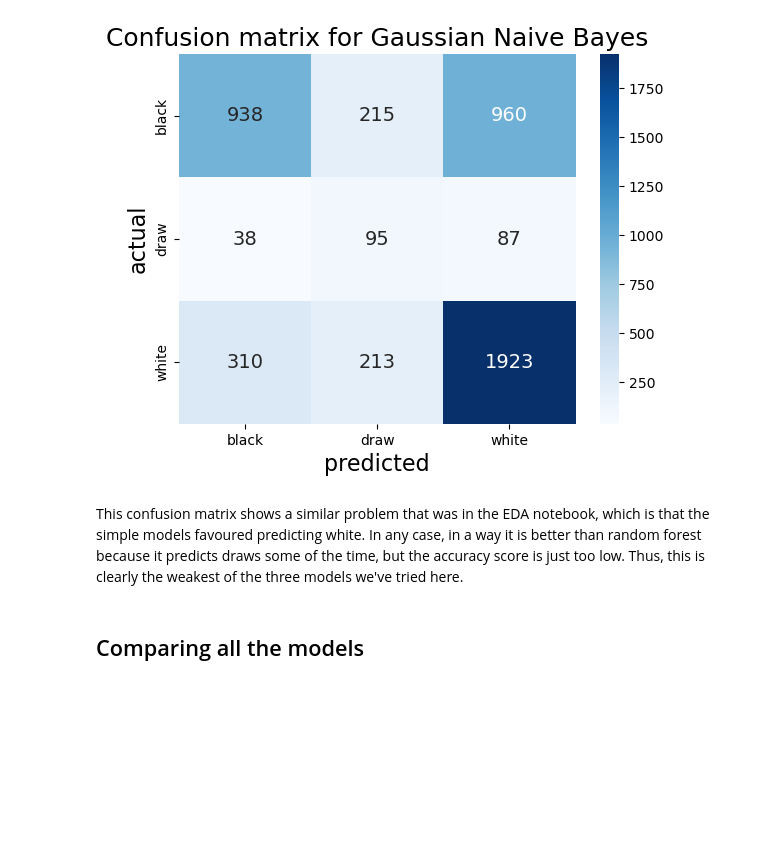
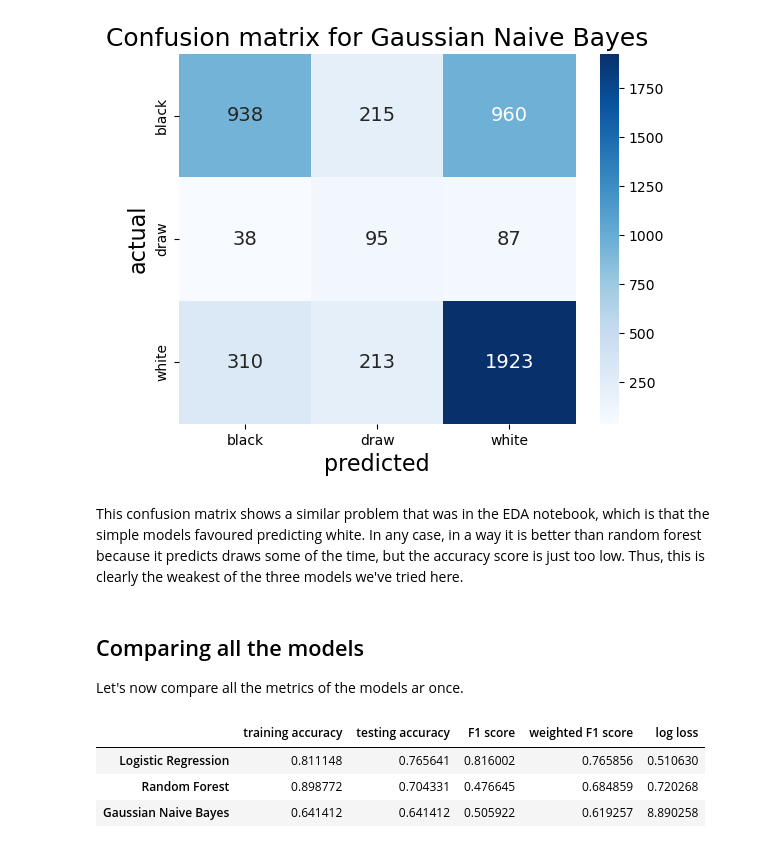
Before and after one commit to RavinderRai/chess_data, a Jupyter notebook: Modelling.ipynb, the cells around one changed output. Cells and saved outputs as stored; diff of their text form; code cells hidden in the pictures; blank space fills up the shorter version.

```diff
--- a/Modelling.ipynb
+++ b/Modelling.ipynb
@@ -541,3 +641,33 @@ plt.show()
 This confusion matrix shows a similar problem that was in the EDA notebook, which is that the simple models favoured predicting white. In any case, in a way it is better than random forest because it predicts draws some of the time, but the accuracy score is just too low. Thus, this is clearly the weakest of the three models we've tried here.
 # %% [markdown]
 ## Comparing all the models
+
+Let's now compare all the metrics of the models ar once.
+# %%
+#getting lists for all the metrics
+train_acc = [log_reg_training_score, training_score_rf, training_score_nb]
+test_acc = [log_reg_testing_score, testing_score_rf, training_score_nb]
+
+f1_macro = [f1_macro_lr, f1_macro_rf, f1_macro_nb]
+f1_weighted = [f1_weighted_lr, f1_weighted_rf, f1_weighted_nb]
+
+log_losss = [log_reg_logloss, rf_logloss, nb_logloss]
+# %%
+#make a dict out of these lists and turn it into a dataframe to easy visualization
+metrics_dict = {'training accuracy': train_acc,
+               'testing accuracy': test_acc,
+               'F1 score': f1_macro,
+               'weighted F1 score': f1_weighted,
+               'log loss': log_losss}
+
+metrics_df = pd.DataFrame(metrics_dict)
+# %%
+#naming the indices by their respective model names
+metrics_df = metrics_df.rename(index={0:'Logistic Regression', 1:'Random Forest', 2:'Gaussian Naive Bayes'})
+# %%
+metrics_df
+# %% [output]
+|  | training accuracy | testing accuracy | F1 score | weighted F1 score | log loss |
+| Logistic Regression | 0.811148 | 0.765641 | 0.816002 | 0.765856 | 0.510630 |
+| Random Forest | 0.898772 | 0.704331 | 0.476645 | 0.684859 | 0.720268 |
+| Gaussian Naive Bayes | 0.641412 | 0.641412 | 0.505922 | 0.619257 | 8.890258 |
```
Also changed, not shown: parts of 8 cells of this notebook.
